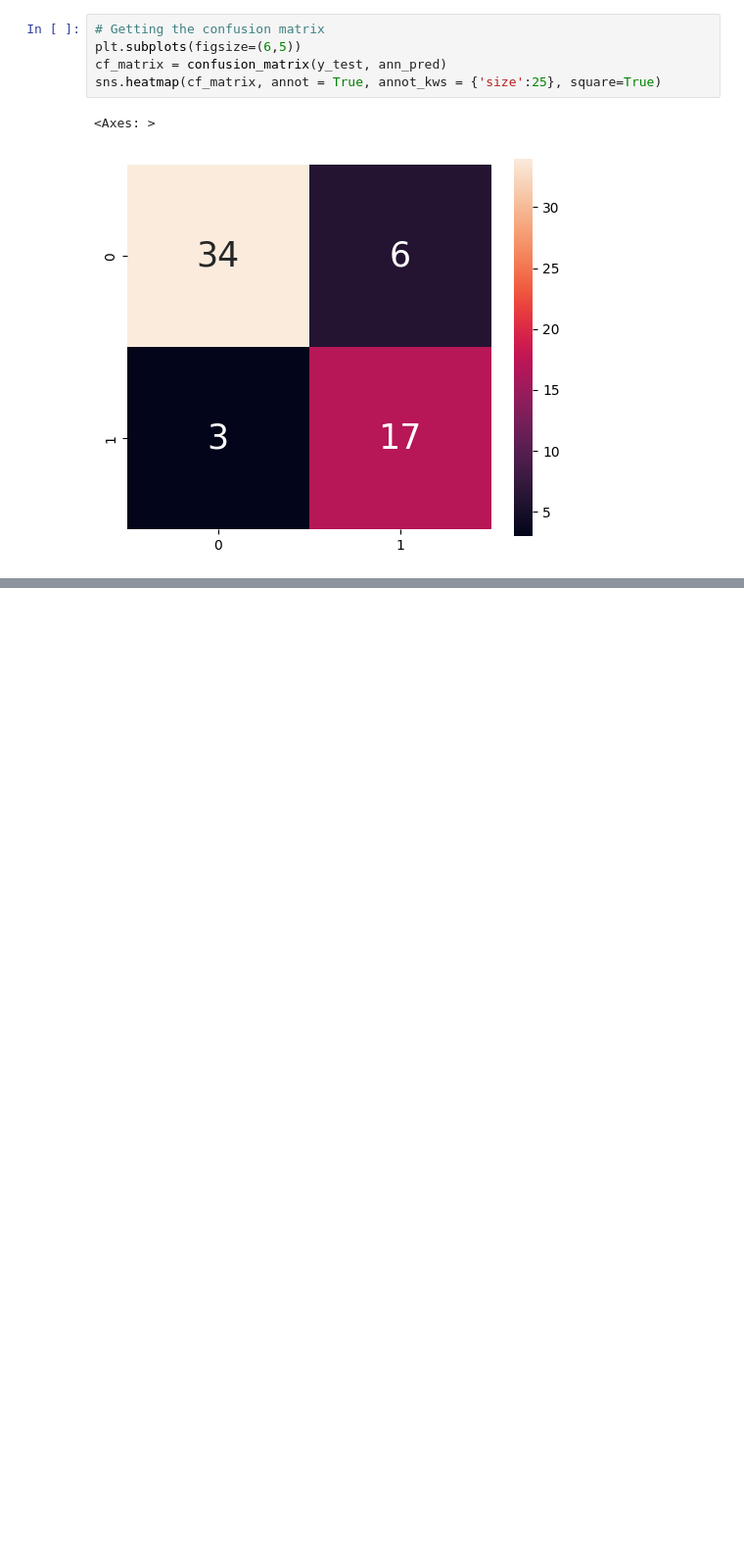
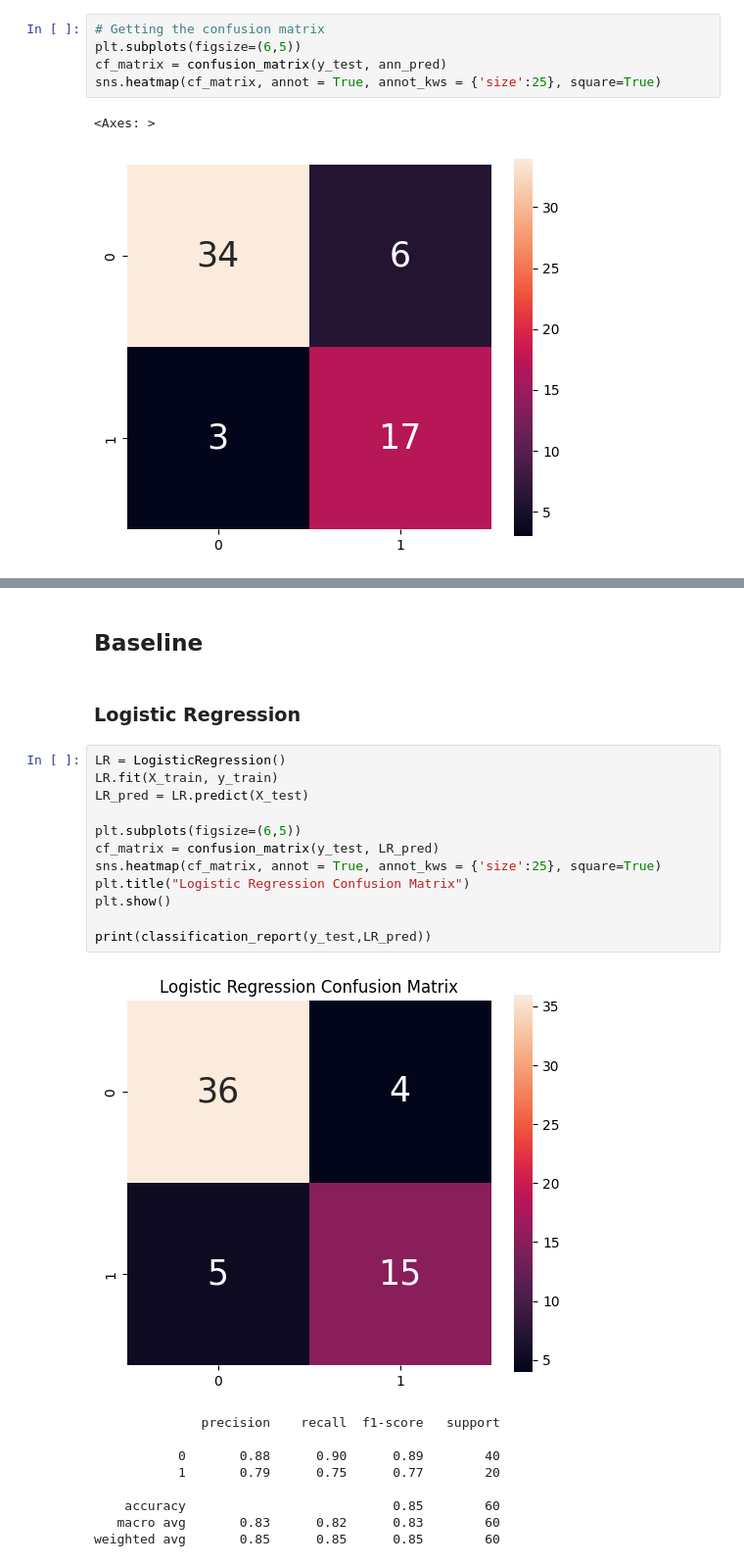
Before and after one commit to kieranthakkar/heartFailurePrediction, a Jupyter notebook: working.ipynb, the cells around one changed output, grey strips where cells are left out. Shown: that part at 98% size. Drawn from its saved outputs; the diff is of its cells as text; blank space fills up the shorter version.

Commit message:
Baseline w/ metrics done

```diff
--- a/working.ipynb
+++ b/working.ipynb
@@ -133,0 +146,26 @@ sns.heatmap(cf_matrix, annot = True, annot_kws = {'size':25}, square=True)
+# %% [markdown]
+## Baseline
+# %% [markdown]
+### Logistic Regression
+# %%
+LR = LogisticRegression()
+LR.fit(X_train, y_train)
+LR_pred = LR.predict(X_test)
+
+plt.subplots(figsize=(6,5))
+cf_matrix = confusion_matrix(y_test, LR_pred)
+sns.heatmap(cf_matrix, annot = True, annot_kws = {'size':25}, square=True)
+plt.title("Logistic Regression Confusion Matrix")
+plt.show()
+
+print(classification_report(y_test,LR_pred))
+# %% [output]
+[figure, added]
+              precision    recall  f1-score   support
+
+           0       0.88      0.90      0.89        40
+           1       0.79      0.75      0.77        20
+
+    accuracy                           0.85        60
+   macro avg       0.83      0.82      0.83        60
+weighted avg       0.85      0.85      0.85        60
```
Also changed, not shown: parts of 12 cells of this notebook.
